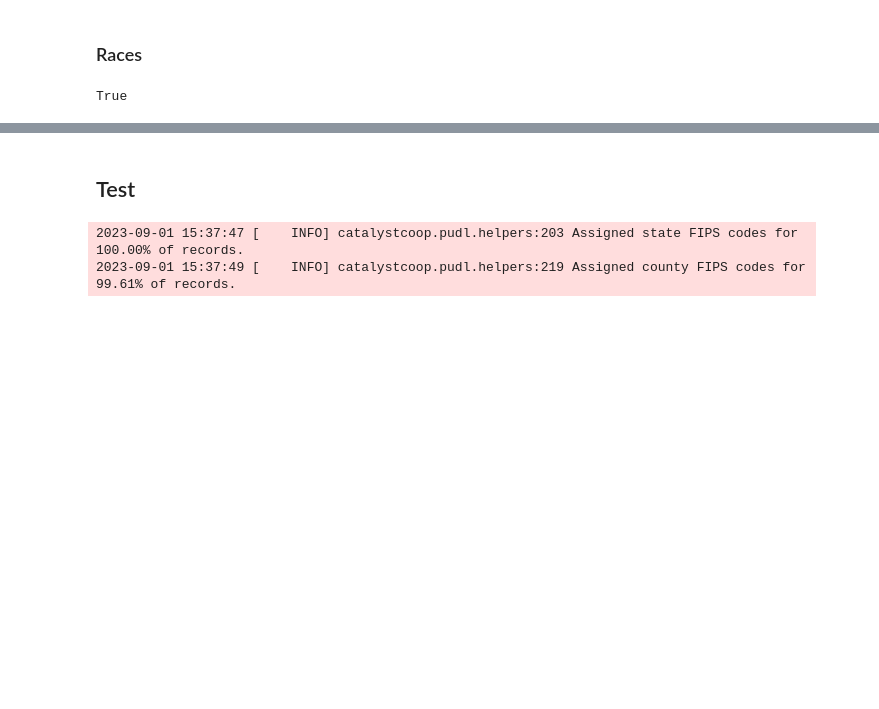
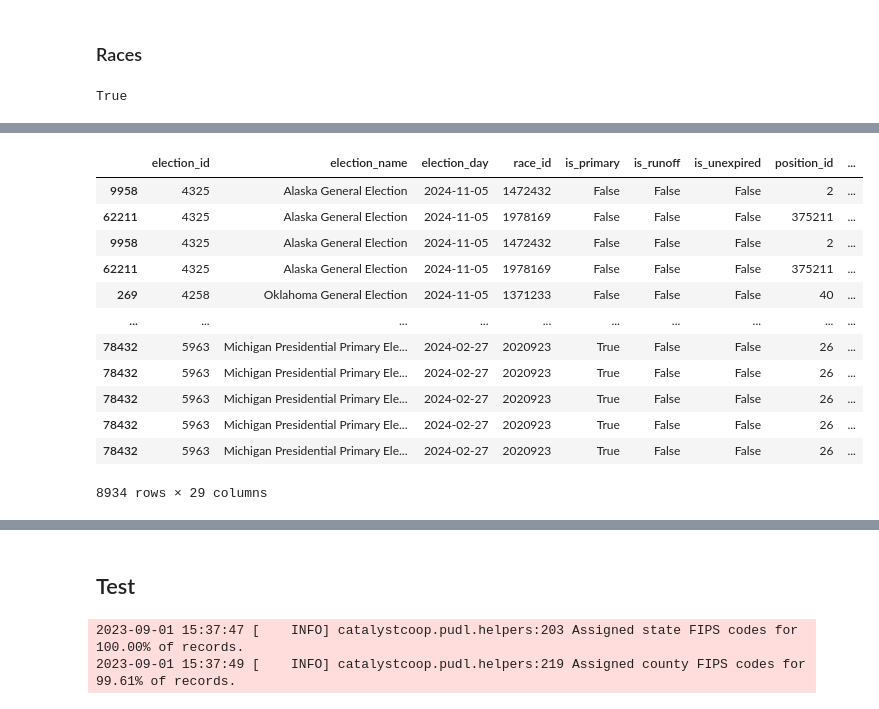
Before and after one commit to deployment-gap-model-education-fund/deployment-gap-model, a Jupyter notebook: notebooks/33-bdn-ballot-ready-normalization.ipynb, the cells around one changed output, grey strips where cells are left out. Drawn from its saved outputs; the diff is of its cells as text; code cells hidden in the pictures; blank space fills up the shorter version.

```diff
--- a/notebooks/33-bdn-ballot-ready-normalization.ipynb
+++ b/notebooks/33-bdn-ballot-ready-normalization.ipynb
@@ -265,0 +279,16 @@ True
+# %%
+br_election_data[br_election_data.normalized_position_name.str.contains("United States")]
+# %% [output]
+|  | election_id | election_name | election_day | race_id | is_primary | is_runoff | is_unexpired | position_id | ... |
+| 9958 | 4325 | Alaska General Election | 2024-11-05 | 1472432 | False | False | False | 2 | ... |
+| 62211 | 4325 | Alaska General Election | 2024-11-05 | 1978169 | False | False | False | 375211 | ... |
+| 9958 | 4325 | Alaska General Election | 2024-11-05 | 1472432 | False | False | False | 2 | ... |
+| 62211 | 4325 | Alaska General Election | 2024-11-05 | 1978169 | False | False | False | 375211 | ... |
+| 269 | 4258 | Oklahoma General Election | 2024-11-05 | 1371233 | False | False | False | 40 | ... |
+| ... | ... | ... | ... | ... | ... | ... | ... | ... | ... |
+| 78432 | 5963 | Michigan Presidential Primary Ele... | 2024-02-27 | 2020923 | True | False | False | 26 | ... |
+| 78432 | 5963 | Michigan Presidential Primary Ele... | 2024-02-27 | 2020923 | True | False | False | 26 | ... |
+| 78432 | 5963 | Michigan Presidential Primary Ele... | 2024-02-27 | 2020923 | True | False | False | 26 | ... |
+| 78432 | 5963 | Michigan Presidential Primary Ele... | 2024-02-27 | 2020923 | True | False | False | 26 | ... |
+| 78432 | 5963 | Michigan Presidential Primary Ele... | 2024-02-27 | 2020923 | True | False | False | 26 | ... |
+8934 rows × 29 columns
```
Also changed, not shown: parts of 22 cells of this notebook, 4 other files.
